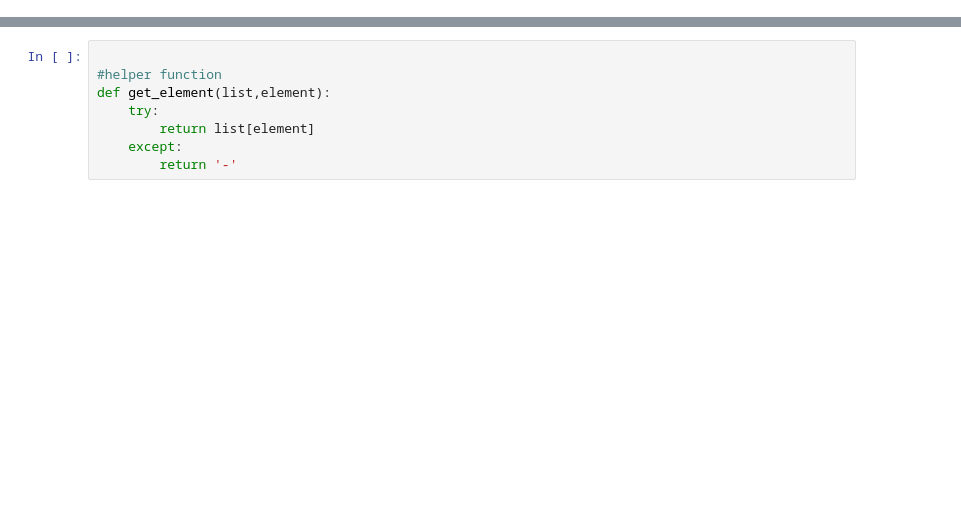
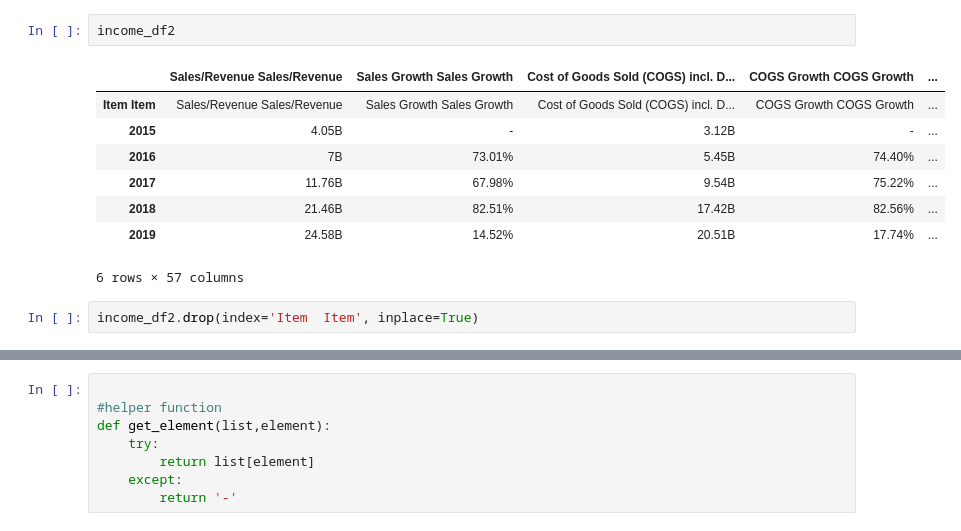
Before and after one commit to dgustave/Retail-Sentiment, a Jupyter notebook: notebooks/market_watch.ipynb, the cells around one changed output, grey strips where cells are left out. Saved outputs shown, nothing was run; the diff lists cells and outputs as text; blank space fills up the shorter version.

```diff
--- a/notebooks/market_watch.ipynb
+++ b/notebooks/market_watch.ipynb
@@ -9,0 +55,13 @@ from selenium import webdriver
+# %%
+income_df2
+# %% [output]
+|  | Sales/Revenue Sales/Revenue | Sales Growth Sales Growth | Cost of Goods Sold (COGS) incl. D... | COGS Growth COGS Growth | ... |
+| Item Item | Sales/Revenue Sales/Revenue | Sales Growth Sales Growth | Cost of Goods Sold (COGS) incl. D... | COGS Growth COGS Growth | ... |
+| 2015 | 4.05B | - | 3.12B | - | ... |
+| 2016 | 7B | 73.01% | 5.45B | 74.40% | ... |
+| 2017 | 11.76B | 67.98% | 9.54B | 75.22% | ... |
+| 2018 | 21.46B | 82.51% | 17.42B | 82.56% | ... |
+| 2019 | 24.58B | 14.52% | 20.51B | 17.74% | ... |
+6 rows × 57 columns
+# %%
+income_df2.drop(index='Item  Item', inplace=True)
```
Also changed, not shown: parts of 32 cells of this notebook, 4 other files.
